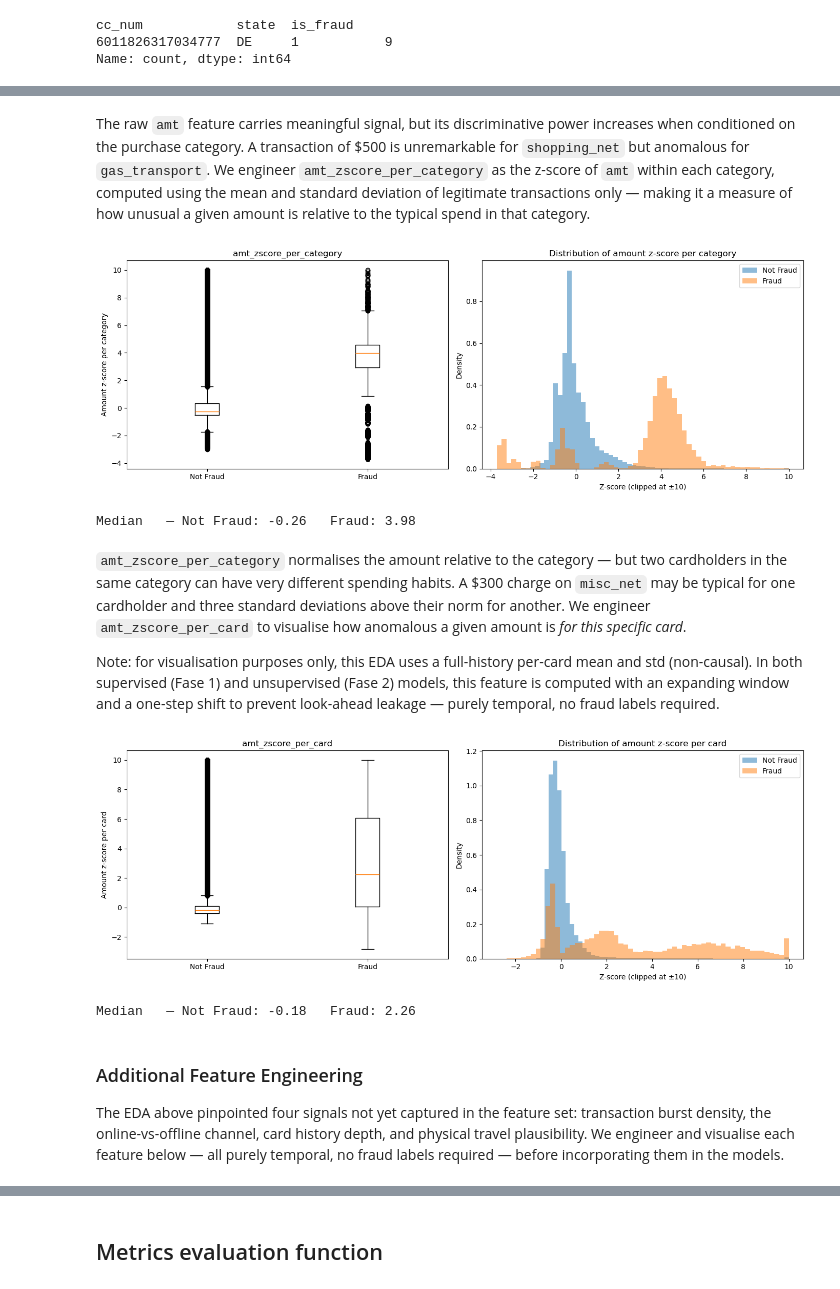
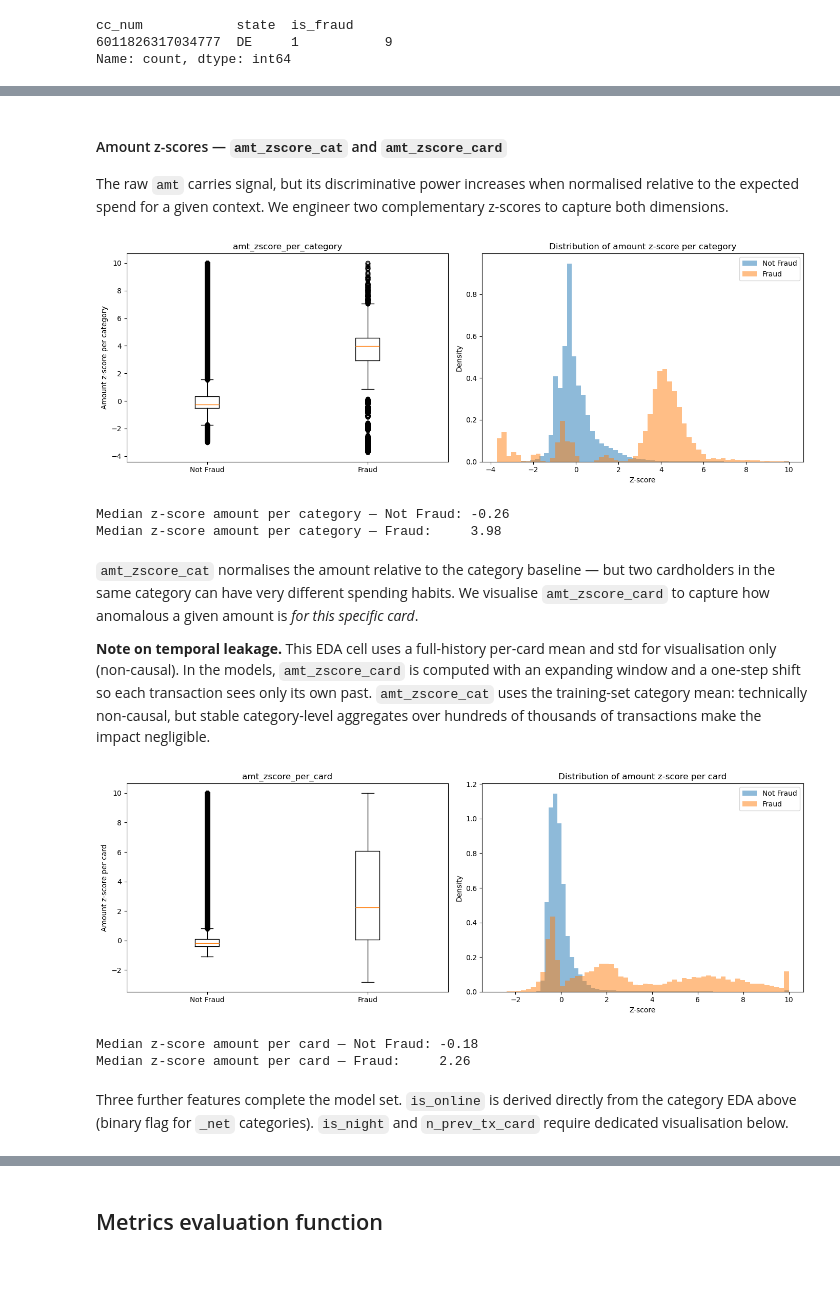
Before and after one commit to giorgiozoccatelli/Fraud-Detection, a Jupyter notebook: creditfraud.ipynb, the cells around one changed output, grey strips where cells are left out. Drawn from its saved outputs; the diff is of its cells as text; code cells hidden in the pictures.

```diff
--- a/creditfraud.ipynb
+++ b/creditfraud.ipynb
@@ -469,39 +460,42 @@ Fraudulent transactions occur significantly closer together in time than legitim
 # %% [markdown]
-The raw `amt` feature carries meaningful signal, but its discriminative power increases when conditioned on the purchase category. A transaction of $500 is unremarkable for `shopping_net` but anomalous for `gas_transport`. We engineer `amt_zscore_per_category` as the z-score of `amt` within each category, computed using the mean and standard deviation of legitimate transactions only — making it a measure of how unusual a given amount is relative to the typical spend in that category.
+#### Amount z-scores — `amt_zscore_cat` and `amt_zscore_card`
+
+The raw `amt` carries signal, but its discriminative power increases when normalised relative to the expected spend for a given context. We engineer two complementary z-scores to capture both dimensions.
 # %%
 cat_mean = df[df['is_fraud'] == 0].groupby('category')['amt'].mean()
 cat_std  = df[df['is_fraud'] == 0].groupby('category')['amt'].std()
 
 amt_z   = (df['amt'] - df['category'].map(cat_mean)) / (df['category'].map(cat_std) + 1e-6)
 legit_z = amt_z[df['is_fraud'] == 0]
 fraud_z = amt_z[df['is_fraud'] == 1]
 
 clip_z = 10
 fig, ax = plt.subplots(ncols=2, figsize=(14, 5))
 
-ax[0].boxplot([legit_z.clip(-clip_z, clip_z), fraud_z.clip(-clip_z, clip_z)],
-              tick_labels=['Not Fraud', 'Fraud'])
+ax[0].boxplot([legit_z.clip(-clip_z, clip_z), fraud_z.clip(-clip_z, clip_z)], tick_labels=['Not Fraud', 'Fraud'])
 ax[0].set_ylabel('Amount z-score per category')
 ax[0].set_title('amt_zscore_per_category')
 
 ax[1].hist(legit_z.clip(-clip_z, clip_z), bins=60, alpha=0.5, label='Not Fraud', density=True)
 ax[1].hist(fraud_z.clip(-clip_z, clip_z), bins=60, alpha=0.5, label='Fraud', density=True)
-ax[1].set_xlabel('Z-score (clipped at ±10)')
+ax[1].set_xlabel('Z-score')
 ax[1].set_ylabel('Density')
 ax[1].set_title('Distribution of amount z-score per category')
 ax[1].legend()
 
 plt.tight_layout()
 plt.show()
 
-print(f"Median   — Not Fraud: {legit_z.median():.2f}   Fraud: {fraud_z.median():.2f}")
+print(f"Median z-score amount per category — Not Fraud: {legit_z.median():.2f}")
+print(f"Median z-score amount per category — Fraud:     {fraud_z.median():.2f}")
 # %% [output]
-[figure, old version]
+[figure, new version]
-Median   — Not Fraud: -0.26   Fraud: 3.98
+Median z-score amount per category — Not Fraud: -0.26
+Median z-score amount per category — Fraud:     3.98
 # %% [markdown]
-`amt_zscore_per_category` normalises the amount relative to the category — but two cardholders in the same category can have very different spending habits. A $300 charge on `misc_net` may be typical for one cardholder and three standard deviations above their norm for another. We engineer `amt_zscore_per_card` to visualise how anomalous a given amount is *for this specific card*.
+`amt_zscore_cat` normalises the amount relative to the category baseline — but two cardholders in the same category can have very different spending habits. We visualise `amt_zscore_card` to capture how anomalous a given amount is *for this specific card*.
 
-Note: for visualisation purposes only, this EDA uses a full-history per-card mean and std (non-causal). In both supervised (Fase 1) and unsupervised (Fase 2) models, this feature is computed with an expanding window and a one-step shift to prevent look-ahead leakage — purely temporal, no fraud labels required.
+**Note on temporal leakage.** This EDA cell uses a full-history per-card mean and std for visualisation only (non-causal). In the models, `amt_zscore_card` is computed with an expanding window and a one-step shift so each transaction sees only its own past. `amt_zscore_cat` uses the training-set category mean: technically non-causal, but stable category-level aggregates over hundreds of thousands of transactions make the impact negligible.
 # %%
 card_mean  = df.groupby('cc_num')['amt'].transform('mean')
 card_std   = df.groupby('cc_num')['amt'].transform('std')
@@ -513,14 +507,13 @@ fraud_zc = amt_z_card[df['is_fraud'] == 1]
 clip_z = 10
 fig, ax = plt.subplots(ncols=2, figsize=(14, 5))
 
-ax[0].boxplot([legit_zc.clip(-clip_z, clip_z), fraud_zc.clip(-clip_z, clip_z)],
-              tick_labels=['Not Fraud', 'Fraud'])
+ax[0].boxplot([legit_zc.clip(-clip_z, clip_z), fraud_zc.clip(-clip_z, clip_z)], tick_labels=['Not Fraud', 'Fraud'])
 ax[0].set_ylabel('Amount z-score per card')
 ax[0].set_title('amt_zscore_per_card')
 
 ax[1].hist(legit_zc.clip(-clip_z, clip_z), bins=60, alpha=0.5, label='Not Fraud', density=True)
 ax[1].hist(fraud_zc.clip(-clip_z, clip_z), bins=60, alpha=0.5, label='Fraud', density=True)
-ax[1].set_xlabel('Z-score (clipped at ±10)')
+ax[1].set_xlabel('Z-score')
 ax[1].set_ylabel('Density')
 ax[1].set_title('Distribution of amount z-score per card')
 ax[1].legend()
@@ -528,14 +521,14 @@ ax[1].legend()
 plt.tight_layout()
 plt.show()
 
-print(f"Median   — Not Fraud: {legit_zc.median():.2f}   Fraud: {fraud_zc.median():.2f}")
+print(f"Median z-score amount per card — Not Fraud: {legit_zc.median():.2f}")
+print(f"Median z-score amount per card — Fraud:     {fraud_zc.median():.2f}")
 # %% [output]
-[figure, old version]
+[figure, new version]
-Median   — Not Fraud: -0.18   Fraud: 2.26
+Median z-score amount per card — Not Fraud: -0.18
+Median z-score amount per card — Fraud:     2.26
 # %% [markdown]
-### Additional Feature Engineering
-
-The EDA above pinpointed four signals not yet captured in the feature set: transaction burst density, the online-vs-offline channel, card history depth, and physical travel plausibility. We engineer and visualise each feature below — all purely temporal, no fraud labels required — before incorporating them in the models.
+Three further features complete the model set. `is_online` is derived directly from the category EDA above (binary flag for `_net` categories). `is_night` and `n_prev_tx_card` require dedicated visualisation below.
 # %% [markdown]
 #### Nighttime flag — `is_night`
 
```
Also changed, not shown: parts of 111 cells of this notebook.
